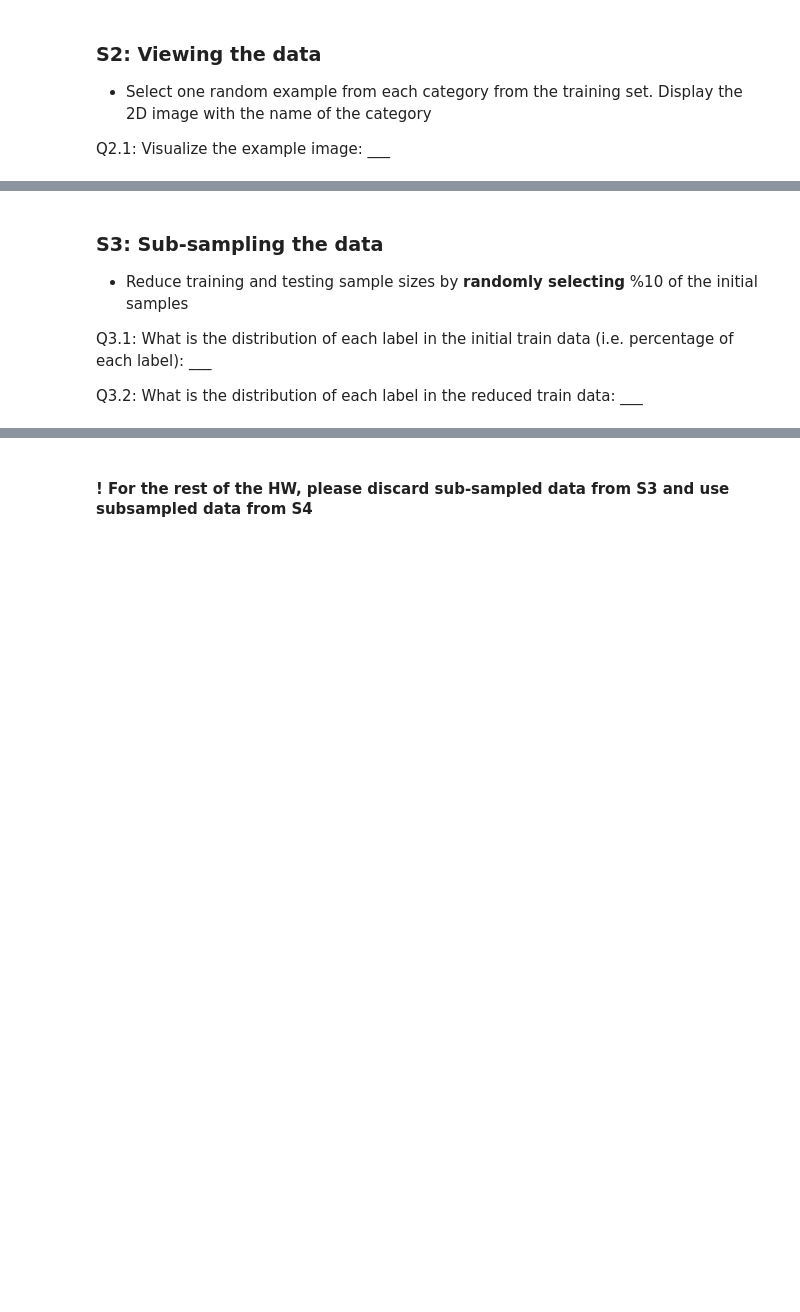
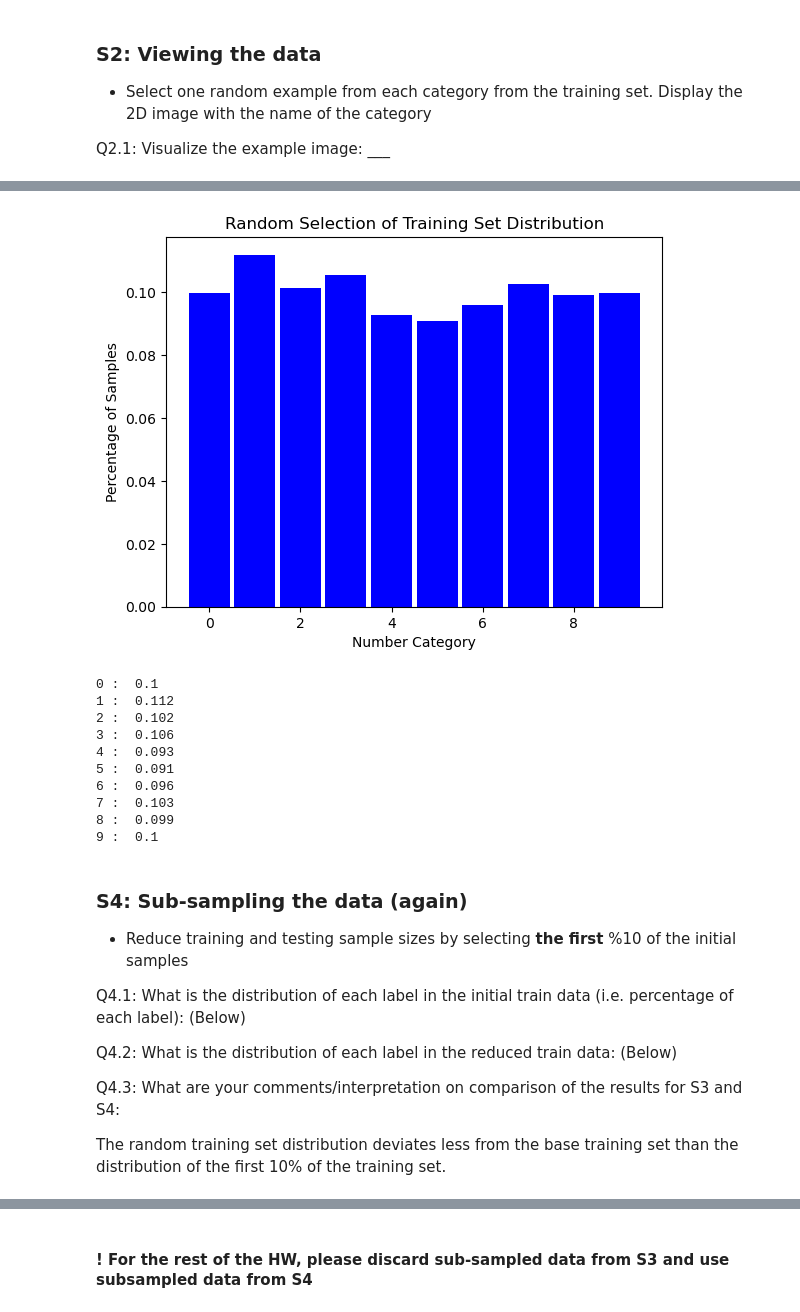
Before and after one commit to bennkeel/MUSA-650_Spring2023, a Jupyter notebook: HW1/MUSA650_Spring2023_HW1.ipynb, the cells around one changed output, grey strips where cells are left out. Drawn from its saved outputs; the diff is of its cells as text; code cells hidden in the pictures; blank space fills up the shorter version.

```diff
--- a/HW1/MUSA650_Spring2023_HW1.ipynb
+++ b/HW1/MUSA650_Spring2023_HW1.ipynb
@@ -65,7 +122,33 @@ for x in index:
+# %%
+#distribtuion of the random test set
+plt.bar(range(0, 10), np.bincount(y_train_random)/len(y_train_random), width = 0.9, color = 'b')
+plt.xlabel('Number Category')
+plt.ylabel('Percentage of Samples')
+plt.title('Random Selection of Training Set Distribution')
+plt.show()
+
+for x in categories:
+    print(x, ': ', np.round(np.bincount(y_train_random)[x]/len(y_train_random), 3))
+# %% [output]
+[figure, added]
+0 :  0.1
+1 :  0.112
+2 :  0.102
+3 :  0.106
+4 :  0.093
+5 :  0.091
+6 :  0.096
+7 :  0.103
+8 :  0.099
+9 :  0.1
 # %% [markdown]
-### S3: Sub-sampling the data
-- Reduce training and testing sample sizes by **randomly selecting** %10 of the initial samples
+### S4: Sub-sampling the data (again)
+- Reduce training and testing sample sizes by selecting **the first** %10 of the initial samples
 
-Q3.1: What is the distribution of each label in the initial train data (i.e. percentage of each label):   ___
+Q4.1: What is the distribution of each label in the initial train data (i.e. percentage of each label):  (Below)
 
-Q3.2: What is the distribution of each label in the reduced train data:   ___
+Q4.2: What is the distribution of each label in the reduced train data: (Below)
+
+Q4.3: What are your comments/interpretation on comparison of the results for S3 and S4:
+
+The random training set distribution deviates less from the base training set than the distribution of the first 10% of the training set.
```
Also changed, not shown: parts of 28 cells of this notebook.
